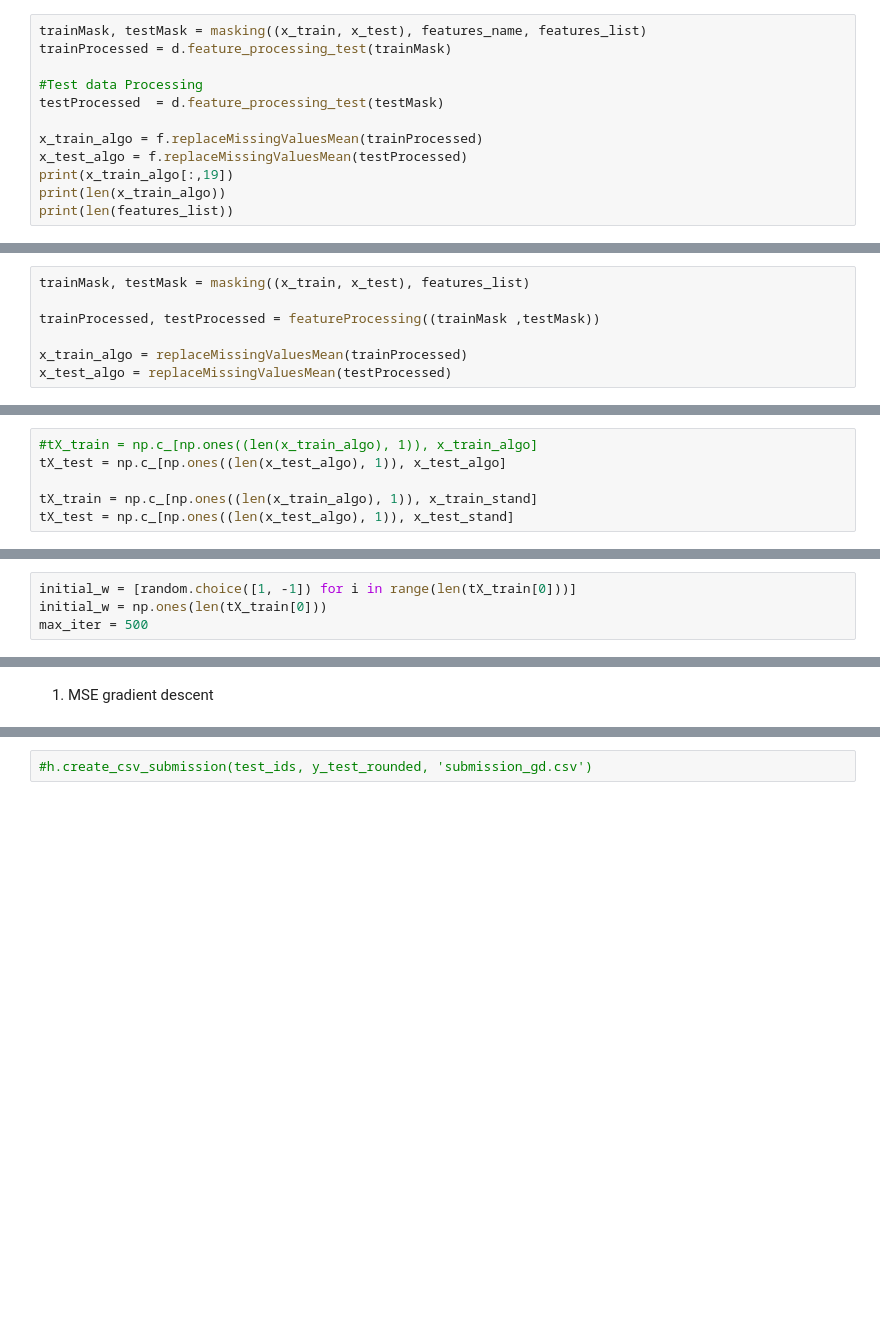
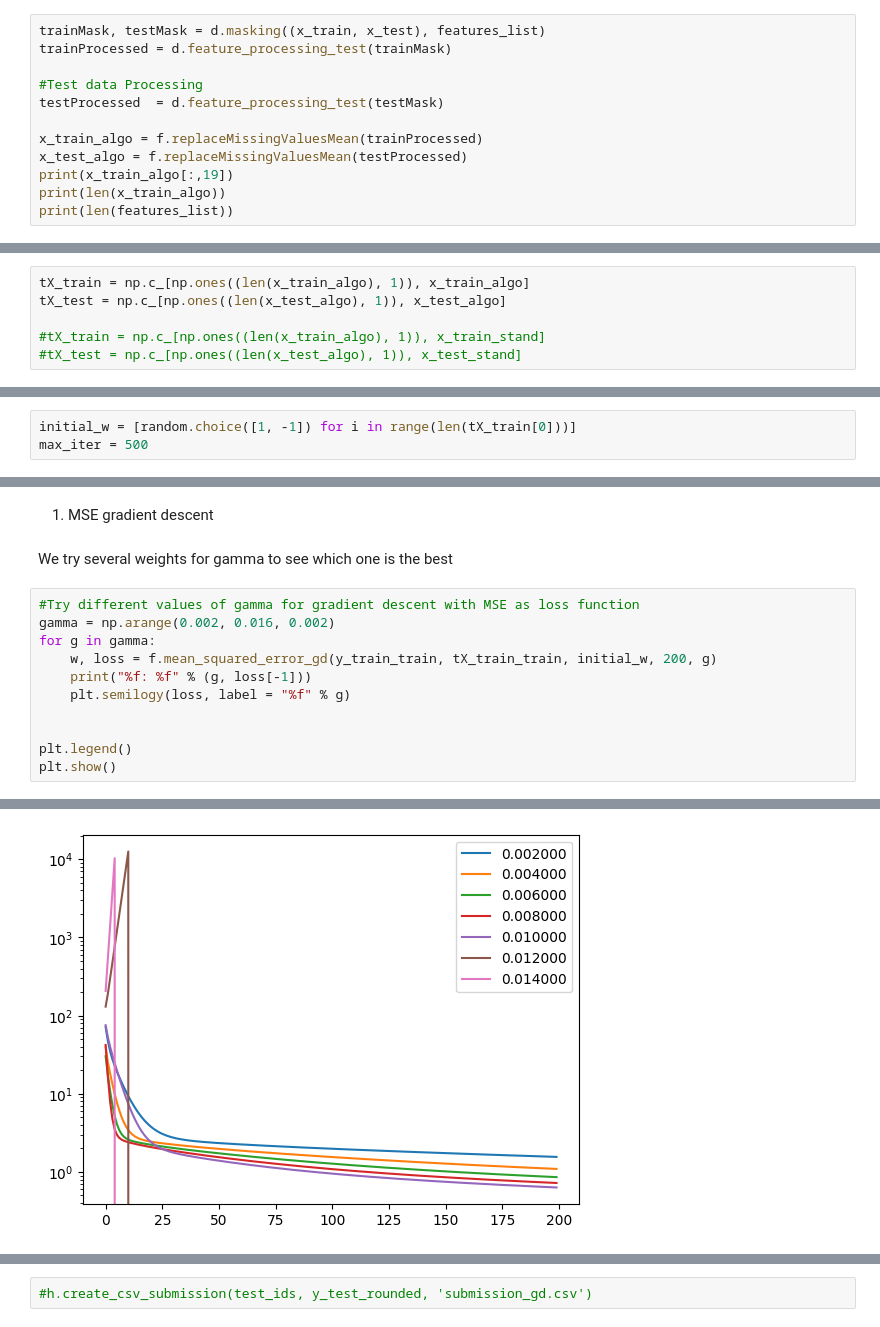
Before and after one commit to lucilemln/ML-project, a Jupyter notebook: run.ipynb, the cells around one changed output, grey strips where cells are left out. Drawn from its saved outputs; the diff is of its cells as text; blank space fills up the shorter version.

Commit message:
Fine tuning, of 4 first functions. Regression left to do

```diff
--- a/run.ipynb
+++ b/run.ipynb
@@ -75,5 +92,5 @@ features_list = ['_RFHYPE5', 'TOLDHI2', '_CHOLCHK', '_BMI5', 'SMOKE100', 'CVDSTR
 # %%
-trainMask, testMask = masking((x_train, x_test), features_name, features_list)
+trainMask, testMask = d.masking((x_train, x_test), features_list)
 trainProcessed = d.feature_processing_test(trainMask)
 
 #Test data Processing
@@ -142,23 +127,15 @@ def featureProcessing(dataMasked):
-# %%
-trainMask, testMask = masking((x_train, x_test), features_list)
-
-trainProcessed, testProcessed = featureProcessing((trainMask ,testMask))
-
-x_train_algo = replaceMissingValuesMean(trainProcessed)
-x_test_algo = replaceMissingValuesMean(testProcessed)
 # %% [markdown]
 ### Now that the preprocessing has been done, we can format the data to be used by the algorithms
 # %%
-#tX_train = np.c_[np.ones((len(x_train_algo), 1)), x_train_algo]
+tX_train = np.c_[np.ones((len(x_train_algo), 1)), x_train_algo]
 tX_test = np.c_[np.ones((len(x_test_algo), 1)), x_test_algo]
 
-tX_train = np.c_[np.ones((len(x_train_algo), 1)), x_train_stand]
-tX_test = np.c_[np.ones((len(x_test_algo), 1)), x_test_stand]
+#tX_train = np.c_[np.ones((len(x_train_algo), 1)), x_train_stand]
+#tX_test = np.c_[np.ones((len(x_test_algo), 1)), x_test_stand]
 # %% [markdown]
 ### Initialisation of set parameters
 # %%
 initial_w = [random.choice([1, -1]) for i in range(len(tX_train[0]))]
-initial_w = np.ones(len(tX_train[0]))
 max_iter = 500
 # %% [markdown]
 ### Separation of the dataset in a test/train set
@@ -190,2 +163,16 @@ def plotLossMSE(weights, loss, y, x ):
 # %% [markdown]
 1. MSE gradient descent
+# %% [markdown]
+We try several weights for gamma to see which one is the best
+# %%
+#Try different values of gamma for gradient descent with MSE as loss function
+gamma = np.arange(0.002, 0.016, 0.002)
+for g in gamma:
+    w, loss = f.mean_squared_error_gd(y_train_train, tX_train_train, initial_w, 200, g)
+    print("%f: %f" % (g, loss[-1]))
+    plt.semilogy(loss, label = "%f" % g)
+
+
+plt.legend()
+plt.show()
+# %% [output]
@@ -191,0 +193 @@ def plotLossMSE(weights, loss, y, x ):
+[figure, added]
```
Also changed, not shown: parts of 42 cells of this notebook, 2 other files.
